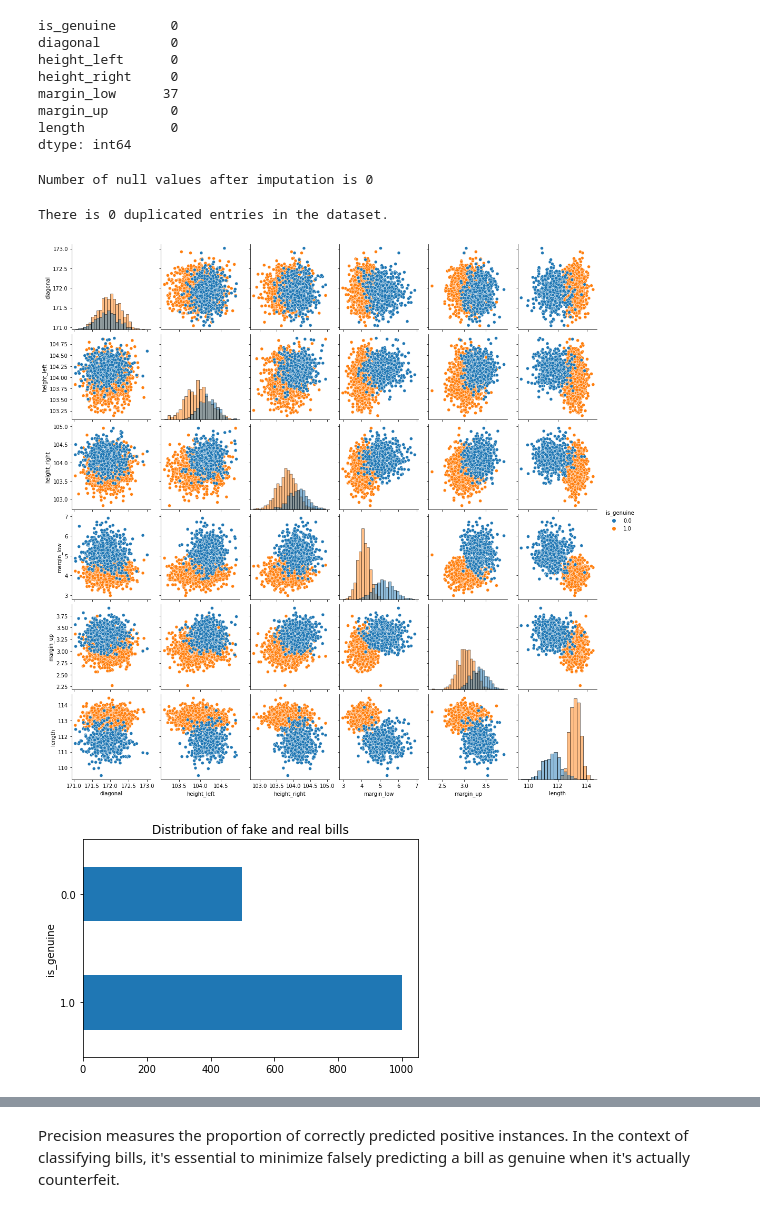
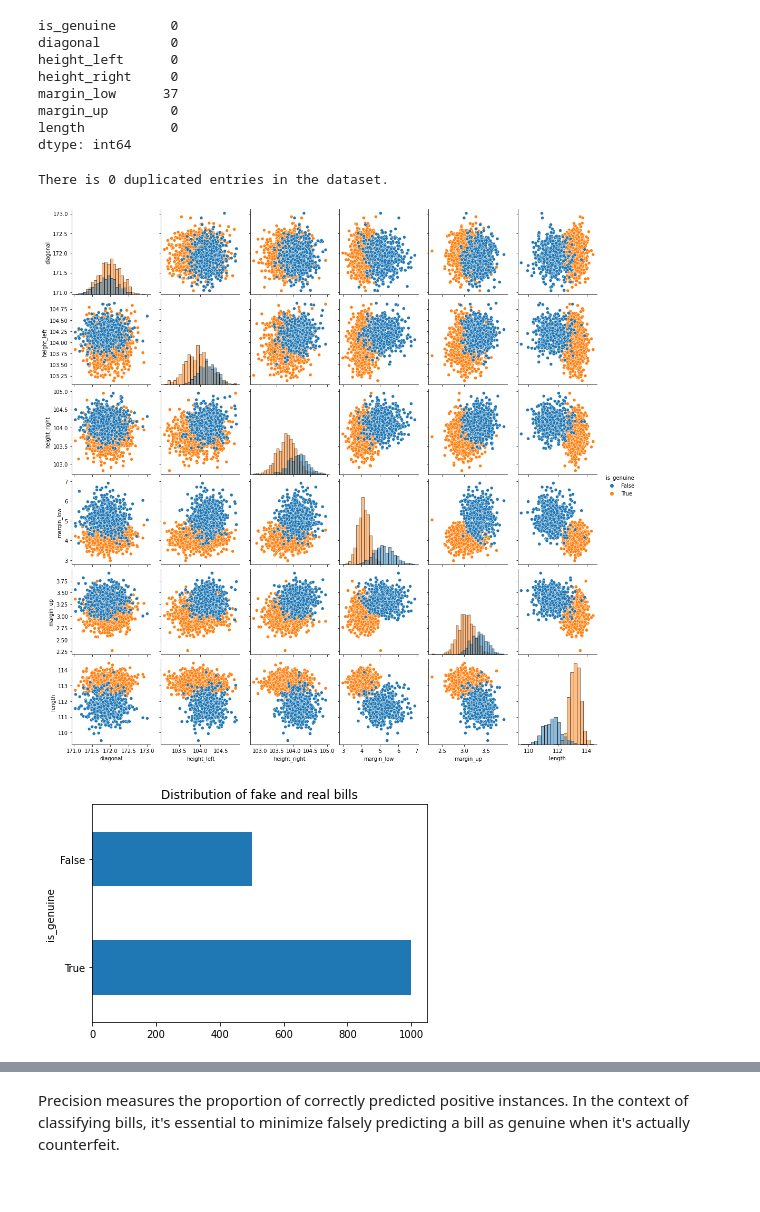
Before and after one commit to isidoora/Fake_Bills, a Jupyter notebook: FakeBillsWithKNN.ipynb, the cells around one changed output, grey strips where cells are left out. Drawn from its saved outputs; the diff is of its cells as text; code cells hidden in the pictures.

Commit message:
Update FakeBillsWithKNN notebook and add fake_bills.csv

```diff
--- a/FakeBillsWithKNN.ipynb
+++ b/FakeBillsWithKNN.ipynb
@@ -68,20 +72,6 @@ margin_low      37
 margin_up        0
 length           0
 dtype: int64
-# %%
-# One way of filling missing values
-# mean_value = bills_data['margin_low'].mean()
-# bills_data['margin_low'].fillna(mean_value, inplace=True)
-
-# This time I choose this way to stay consistent with KNN algorithm :)
-imputer = KNNImputer(n_neighbors = 3)
-
-data = imputer.fit_transform(bills_data)
-data = pd.DataFrame(data, columns = bills_data.columns)
-
-print("Number of null values after imputation is", data.isnull().sum().sum())
-# %% [output]
-Number of null values after imputation is 0
 # %%
 # Check for duplicates
 # bills_data[bills_data.duplicated()]
@@ -95,7 +85,7 @@ features = ['diagonal', 'height_left', 'height_right', 'margin_low', 'margin_up'
 target = 'is_genuine'
 
 # Concatenating features and target variable into a single dataframe
-data_vis = data[features + [target]]
+data_vis = bills_data[features + [target]]
 
 
 import warnings
@@ -105,15 +95,15 @@ warnings.filterwarnings("ignore", message="The figure layout has changed to tigh
 sns.pairplot(data_vis, hue=target, diag_kind='hist')
 plt.show()
 # %% [output]
-[figure, old version]
+[figure, new version]
 # %%
 # Let's chek the distribution of taget variable
-data.is_genuine.value_counts().plot(kind = 'barh')
+bills_data.is_genuine.value_counts().plot(kind = 'barh')
 
 plt.title("Distribution of fake and real bills")
 plt.show()
 # %% [output]
-[figure, old version]
+[figure, new version]
 # %% [markdown]
 In this dataset, there's an imbalance where there are twice as many entries labeled as real bills (1000) compared to those marked as fake. Dealing with imbalanced datasets presents a challenge because most machine learning techniques, including KNN, tend to overlook the minority class, leading to biased model performance where the majority class is favored.
 
```
Also changed, not shown: parts of 20 cells of this notebook, 1 other file.
